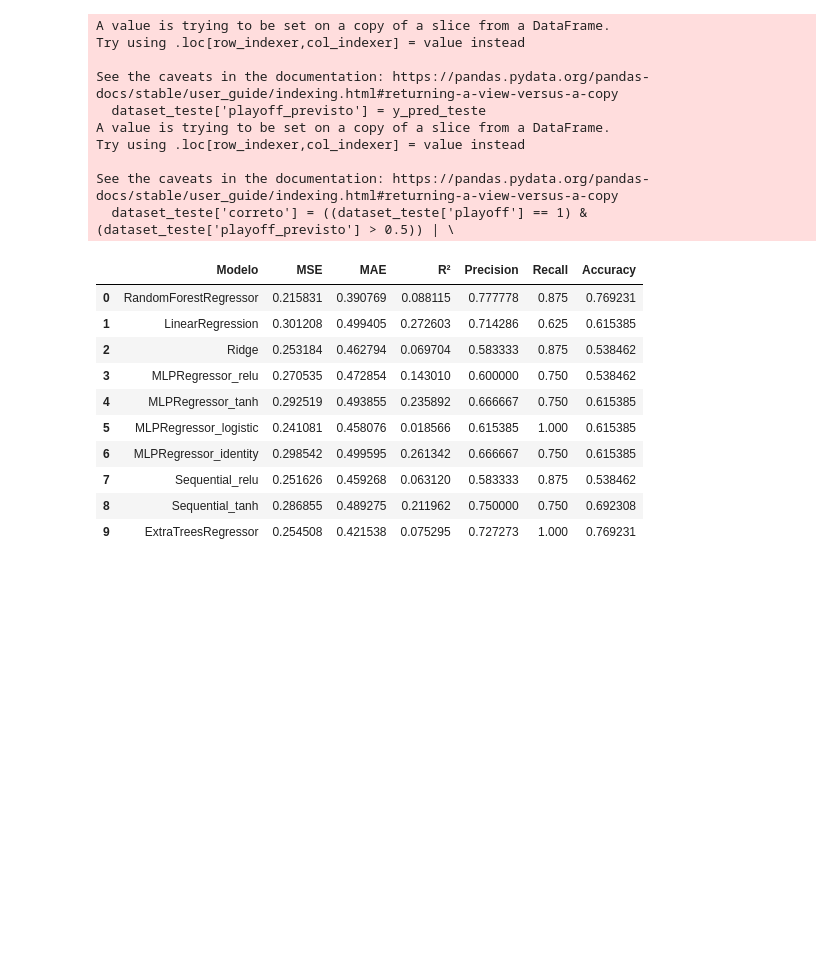
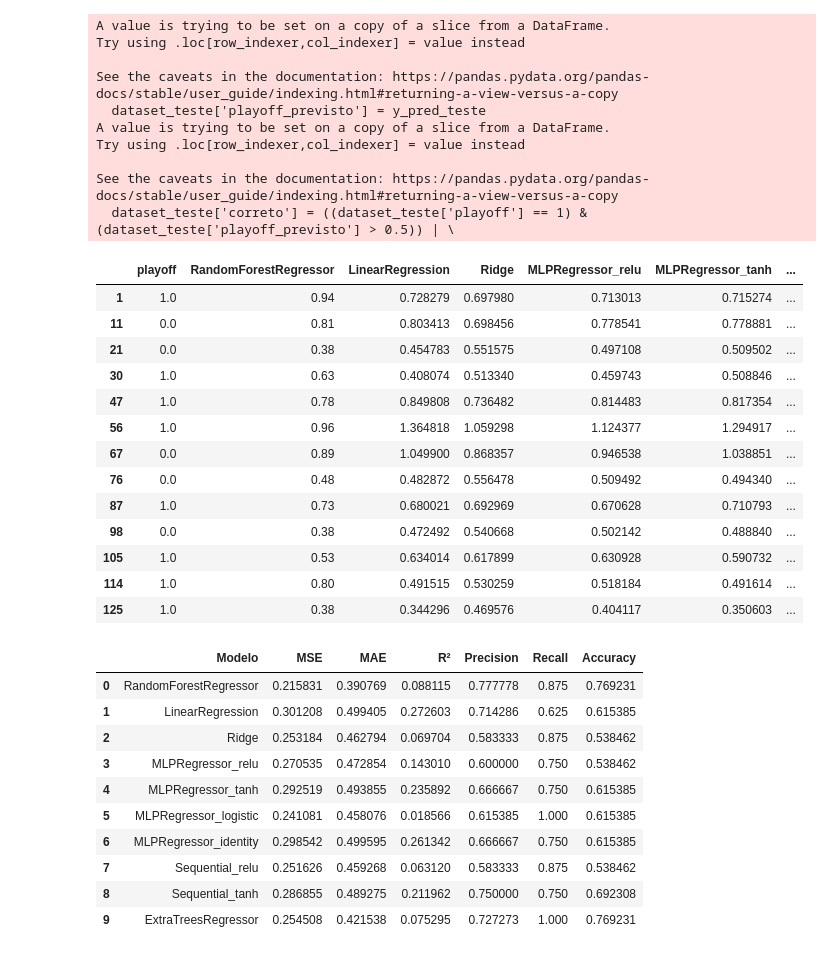
Before and after one commit to maxbper/AC, a Jupyter notebook: junta.ipynb, the cells around one changed output. Cells and saved outputs as stored; diff of their text form; code cells hidden in the pictures; blank space fills up the shorter version.

Commit message:
grafico com todos os modelos

```diff
--- a/junta.ipynb
+++ b/junta.ipynb
@@ -992,6 +992,24 @@ Try using .loc[row_indexer,col_indexer] = value instead
 
 See the caveats in the documentation: https://pandas.pydata.org/pandas-docs/stable/user_guide/indexing.html#returning-a-view-versus-a-copy
   dataset_teste['correto'] = ((dataset_teste['playoff'] == 1) & (dataset_teste['playoff_previsto'] > 0.5)) | \
+# %%
+#Para mostrar os resultados obtidos pelos varios modelos
+dataset_resultados.head(20)
+# %% [output]
+|  | playoff | RandomForestRegressor | LinearRegression | Ridge | MLPRegressor_relu | MLPRegressor_tanh | ... |
+| 1 | 1.0 | 0.94 | 0.728279 | 0.697980 | 0.713013 | 0.715274 | ... |
+| 11 | 0.0 | 0.81 | 0.803413 | 0.698456 | 0.778541 | 0.778881 | ... |
+| 21 | 0.0 | 0.38 | 0.454783 | 0.551575 | 0.497108 | 0.509502 | ... |
+| 30 | 1.0 | 0.63 | 0.408074 | 0.513340 | 0.459743 | 0.508846 | ... |
+| 47 | 1.0 | 0.78 | 0.849808 | 0.736482 | 0.814483 | 0.817354 | ... |
+| 56 | 1.0 | 0.96 | 1.364818 | 1.059298 | 1.124377 | 1.294917 | ... |
+| 67 | 0.0 | 0.89 | 1.049900 | 0.868357 | 0.946538 | 1.038851 | ... |
+| 76 | 0.0 | 0.48 | 0.482872 | 0.556478 | 0.509492 | 0.494340 | ... |
+| 87 | 1.0 | 0.73 | 0.680021 | 0.692969 | 0.670628 | 0.710793 | ... |
+| 98 | 0.0 | 0.38 | 0.472492 | 0.540668 | 0.502142 | 0.488840 | ... |
+| 105 | 1.0 | 0.53 | 0.634014 | 0.617899 | 0.630928 | 0.590732 | ... |
+| 114 | 1.0 | 0.80 | 0.491515 | 0.530259 | 0.518184 | 0.491614 | ... |
+| 125 | 1.0 | 0.38 | 0.344296 | 0.469576 | 0.404117 | 0.350603 | ... |
 # %%
 # Resultados considerando que 0.5 para cima é 1 e 0.5 para baixo da 0
 from sklearn.metrics import precision_score, recall_score, accuracy_score, mean_squared_error, r2_score, mean_absolute_error
```
